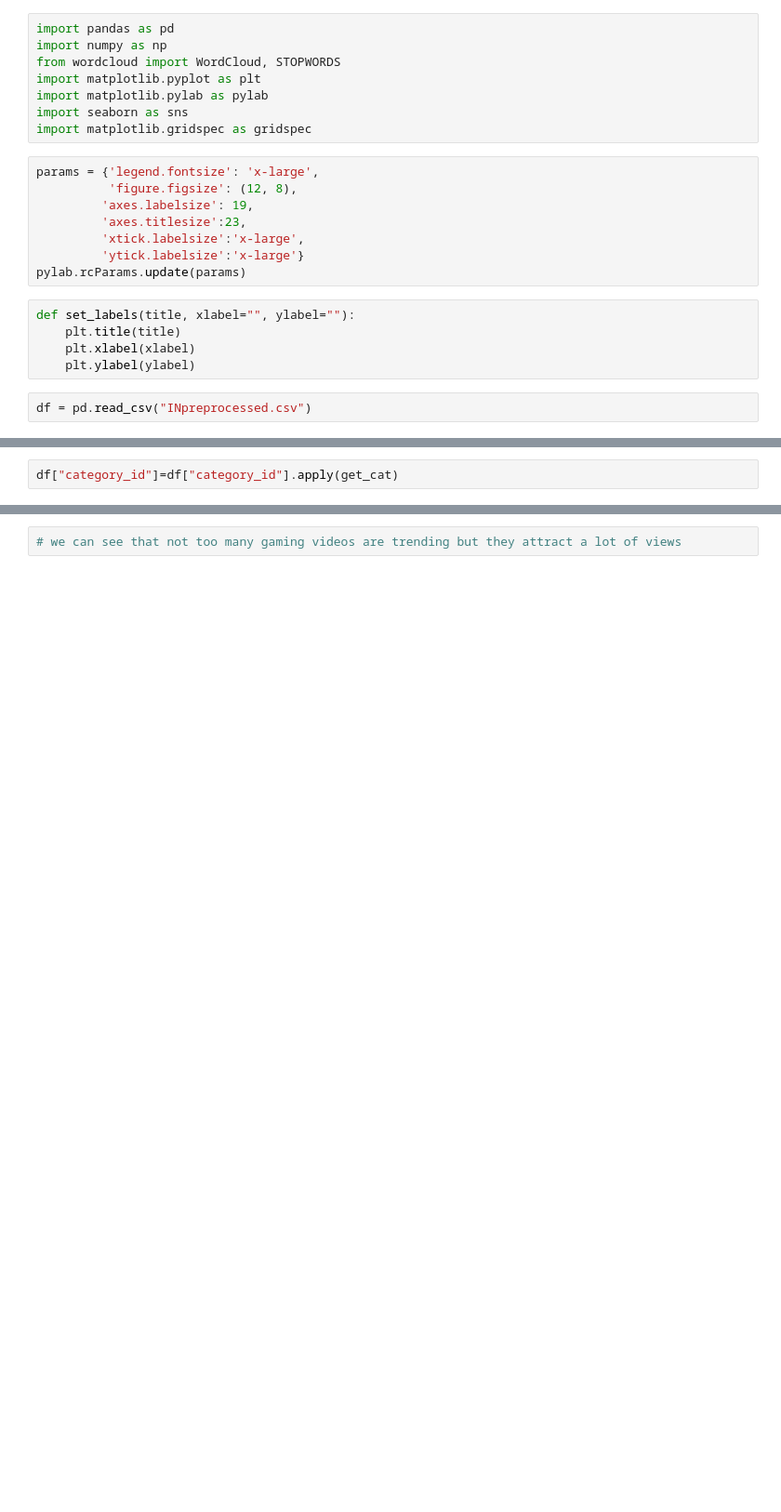
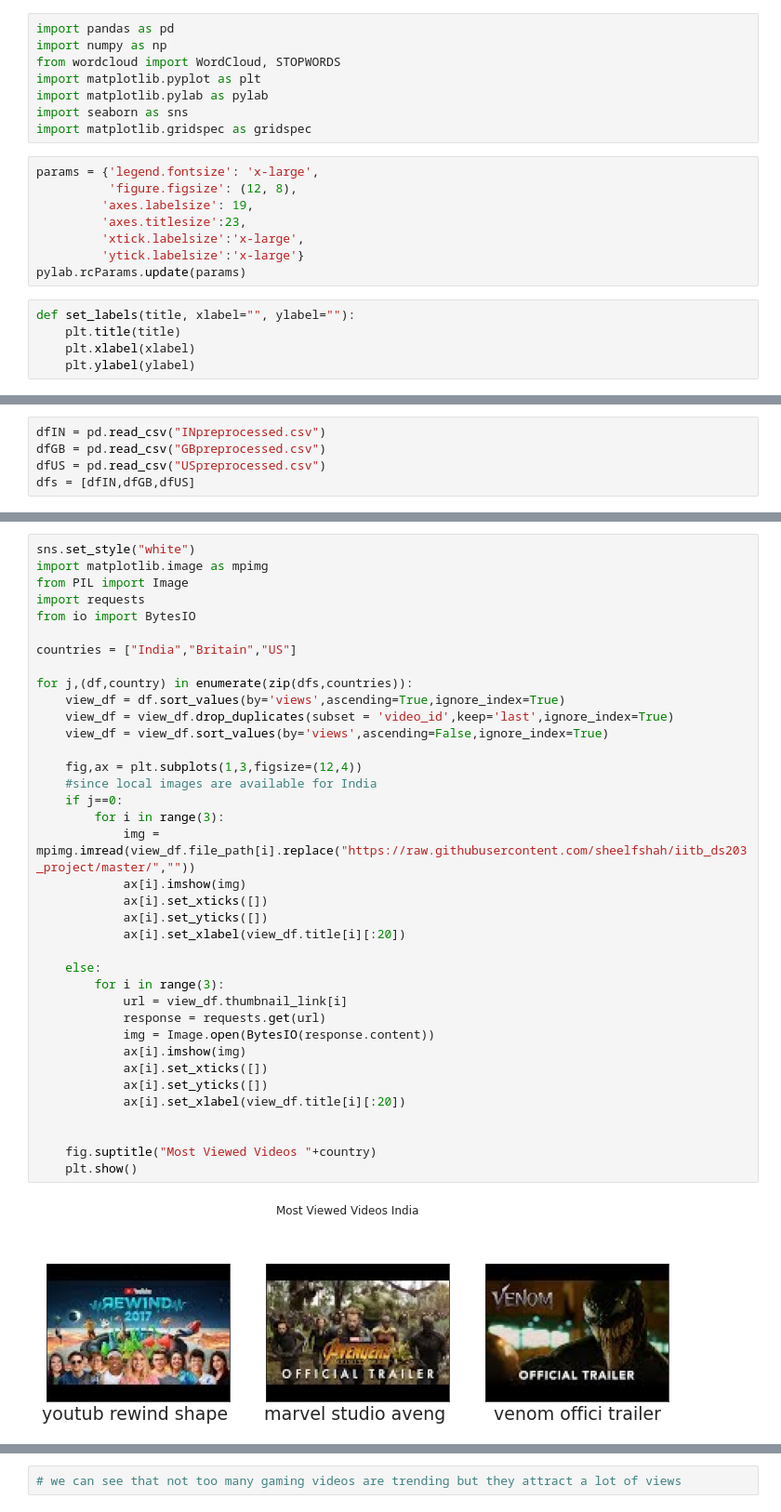
Before and after one commit to Sumeet-Kumar-Mishra/iitb_ds203_project, a Jupyter notebook: EDA.ipynb, the cells around one changed output, grey strips where cells are left out. Shown at 93% size. Saved outputs shown, nothing was run; the diff lists cells and outputs as text; blank space fills up the shorter version.

```diff
--- a/EDA.ipynb
+++ b/EDA.ipynb
@@ -19,5 +19,3 @@ def set_labels(title, xlabel="", ylabel=""):
     plt.title(title)
     plt.xlabel(xlabel)
     plt.ylabel(ylabel)
-# %%
-df = pd.read_csv("INpreprocessed.csv")
@@ -247,2 +21,0 @@ def get_cat(n):
-# %%
-df["category_id"]=df["category_id"].apply(get_cat)
@@ -307,0 +22,5 @@ plt.show()
+# %%
+dfIN = pd.read_csv("INpreprocessed.csv")
+dfGB = pd.read_csv("GBpreprocessed.csv")
+dfUS = pd.read_csv("USpreprocessed.csv")
+dfs = [dfIN,dfGB,dfUS]
@@ -307,0 +59,39 @@ plt.show()
+# %%
+sns.set_style("white")
+import matplotlib.image as mpimg
+from PIL import Image
+import requests
+from io import BytesIO
+
+countries = ["India","Britain","US"]
+
+for j,(df,country) in enumerate(zip(dfs,countries)):
+    view_df = df.sort_values(by='views',ascending=True,ignore_index=True)
+    view_df = view_df.drop_duplicates(subset = 'video_id',keep='last',ignore_index=True)
+    view_df = view_df.sort_values(by='views',ascending=False,ignore_index=True)
+
+    fig,ax = plt.subplots(1,3,figsize=(12,4))
+    #since local images are available for India
+    if j==0:
+        for i in range(3):
+            img = mpimg.imread(view_df.file_path[i].replace("https://raw.githubusercontent.com/sheelfshah/iitb_ds203_project/master/",""))
+            ax[i].imshow(img)
+            ax[i].set_xticks([])
+            ax[i].set_yticks([])
+            ax[i].set_xlabel(view_df.title[i][:20])
+
+    else:
+        for i in range(3):
+            url = view_df.thumbnail_link[i]
+            response = requests.get(url)
+            img = Image.open(BytesIO(response.content))
+            ax[i].imshow(img)
+            ax[i].set_xticks([])
+            ax[i].set_yticks([])
+            ax[i].set_xlabel(view_df.title[i][:20])
+
+
+    fig.suptitle("Most Viewed Videos "+country)
+    plt.show()
+# %% [output]
+[figure, added]
```
Also changed, not shown: parts of 41 cells of this notebook, 9 other files.
